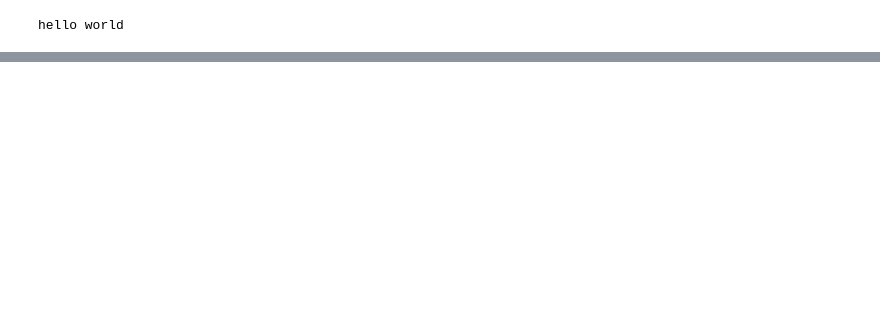
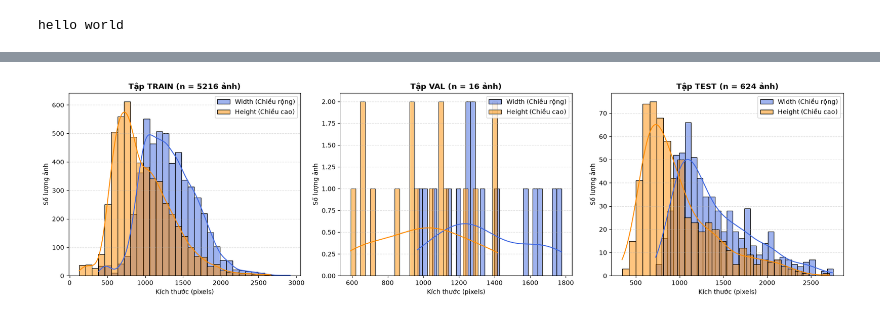
Before and after one commit to TetDongDay07/Chest_XRay_Pneumonia, a Jupyter notebook: notebook/eda.ipynb, the cells around one changed output, grey strips where cells are left out. Drawn from its saved outputs; the diff is of its cells as text; code cells hidden in the pictures; blank space fills up the shorter version.

Commit message:
changing_name_again

```diff
--- a/notebook/eda.ipynb
+++ b/notebook/eda.ipynb
@@ -41,0 +46,6 @@ hello world
+# %%
+if Path('kaggle/input').exists():
+    base_dỉr ='/kaggle/input/datasets/paultimothymooney/chest-xray-pneumonia/chest_xray'
+else:
+    project_root = Path.cwd().parent
+    base_dir = project_root / 'data/raw/chest_xray'
@@ -41,0 +88,2 @@ hello world
+# %%
+df_sizes = pd.DataFrame(records)
@@ -41,0 +126,43 @@ hello world
+# %%
+
+splits = ["train", "val", "test"]
+fig, axes = plt.subplots(1, 3, figsize=(18, 5))
+
+for ax, split_name in zip(axes, splits):
+    # Lọc dữ liệu riêng cho từng tập
+    subset = df_sizes[df_sizes["split"] == split_name]
+
+    # Vẽ phân bố chiều rộng (Width)
+    sns.histplot(
+        data=subset,
+        x="width",
+        bins=30,
+        color="royalblue",
+        alpha=0.5,
+        kde=True,
+        label="Width (Chiều rộng)",
+        ax=ax
+    )
+
+    # Vẽ phân bố chiều cao (Height) chồng lên cùng trục
+    sns.histplot(
+        data=subset,
+        x="height",
+        bins=30,
+        color="darkorange",
+        alpha=0.5,
+        kde=True,
+        label="Height (Chiều cao)",
+        ax=ax
+    )
+
+    ax.set_title(f"Tập {split_name.upper()} (n = {len(subset)} ảnh)", fontsize=12, fontweight="bold")
+    ax.set_xlabel("Kích thước (pixels)")
+    ax.set_ylabel("Số lượng ảnh")
+    ax.legend()
+    ax.grid(axis="y", linestyle="--", alpha=0.4)
+
+plt.tight_layout()
+plt.show()
+# %% [output]
+[figure, added]
```
Also changed, not shown: parts of 10 cells of this notebook, 10 other files.
